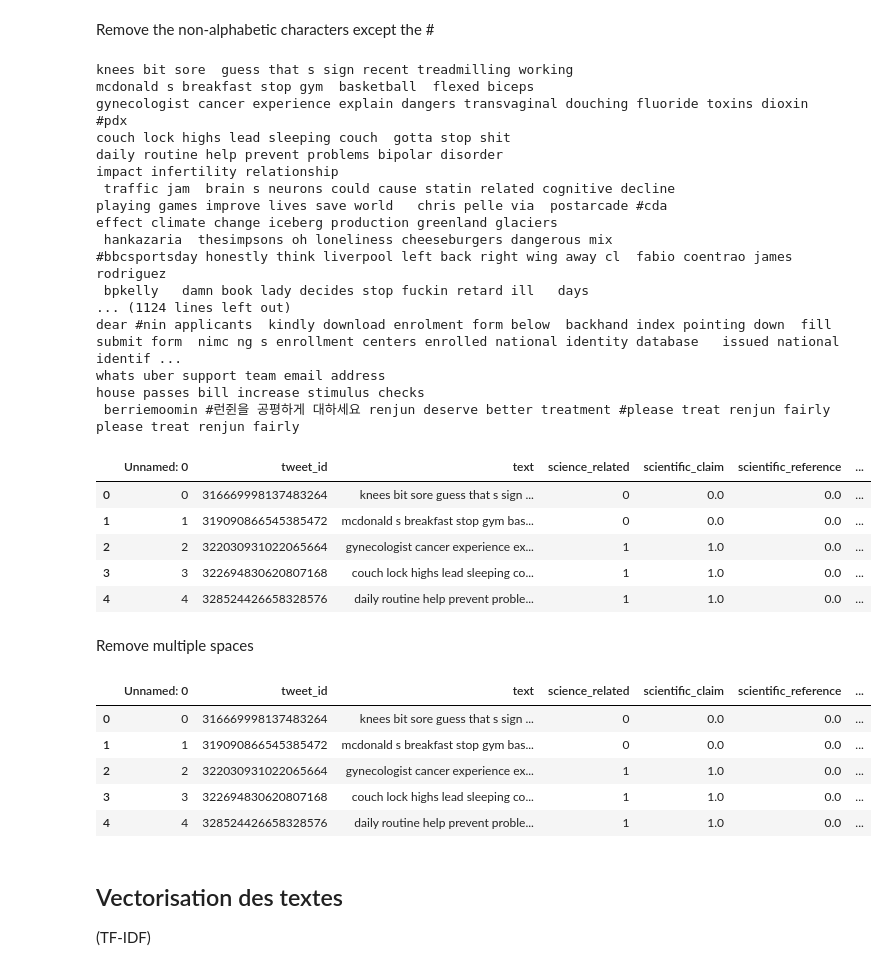
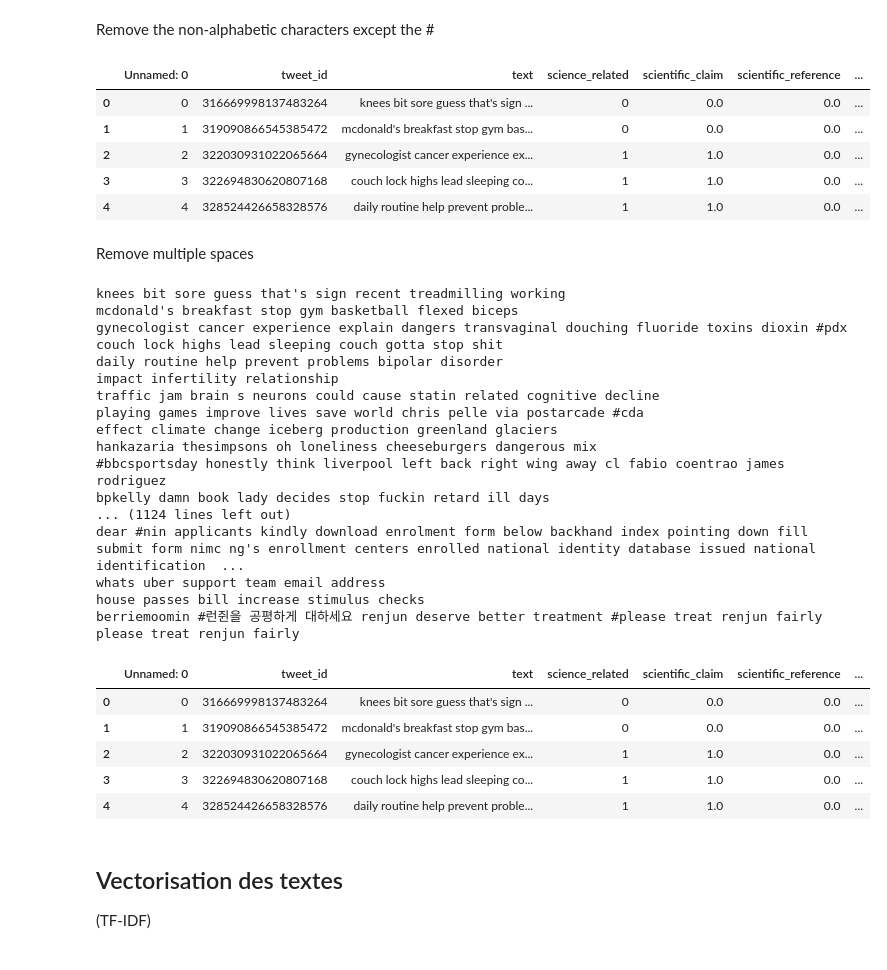
Before and after one commit to RaphaelRibes/machine-learning, a Jupyter notebook: notebook.ipynb, the cells around one changed output. Saved outputs shown, nothing was run; the diff lists cells and outputs as text; code cells hidden in the pictures.

```diff
--- a/notebook.ipynb
+++ b/notebook.ipynb
@@ -136,40 +136,22 @@ Remove the non-alphabetic characters except the #
 # %%
 for index, line in dataset.iterrows():
     splitted = line['text'].split(' ')
     new_text = []
     for word in splitted:
         new_word = ""
         for l in word:
-            if l.isalpha() or l == '#':
+            if l.isalpha() or l == '#' or l == "'":
                 new_word += l
             else:
                 new_word += ' '
         new_text.append(new_word)
-    print(' '.join(new_text))
     dataset.at[index, 'text'] = ' '.join(new_text)
 
 dataset.head()
 # %% [output]
-knees bit sore  guess that s sign recent treadmilling working
-mcdonald s breakfast stop gym  basketball  flexed biceps
-gynecologist cancer experience explain dangers transvaginal douching fluoride toxins dioxin  #pdx
-couch lock highs lead sleeping couch  gotta stop shit
-daily routine help prevent problems bipolar disorder
-impact infertility relationship
- traffic jam  brain s neurons could cause statin related cognitive decline
-playing games improve lives save world   chris pelle via  postarcade #cda
-effect climate change iceberg production greenland glaciers
- hankazaria  thesimpsons oh loneliness cheeseburgers dangerous mix
-#bbcsportsday honestly think liverpool left back right wing away cl  fabio coentrao james rodriguez
- bpkelly   damn book lady decides stop fuckin retard ill   days
-... (1124 lines left out)
-dear #nin applicants  kindly download enrolment form below  backhand index pointing down  fill   submit form  nimc ng s enrollment centers enrolled national identity database   issued national identif ...
-whats uber support team email address
-house passes bill increase stimulus checks
- berriemoomin #런쥔을 공평하게 대하세요 renjun deserve better treatment #please treat renjun fairly please treat renjun fairly
 |  | Unnamed: 0 | tweet_id | text | science_related | scientific_claim | scientific_reference | ... |
-| 0 | 0 | 316669998137483264 | knees bit sore guess that s sign ... | 0 | 0.0 | 0.0 | ... |
-| 1 | 1 | 319090866545385472 | mcdonald s breakfast stop gym bas... | 0 | 0.0 | 0.0 | ... |
+| 0 | 0 | 316669998137483264 | knees bit sore guess that's sign ... | 0 | 0.0 | 0.0 | ... |
+| 1 | 1 | 319090866545385472 | mcdonald's breakfast stop gym bas... | 0 | 0.0 | 0.0 | ... |
 | 2 | 2 | 322030931022065664 | gynecologist cancer experience ex... | 1 | 1.0 | 0.0 | ... |
 | 3 | 3 | 322694830620807168 | couch lock highs lead sleeping co... | 1 | 1.0 | 0.0 | ... |
 | 4 | 4 | 328524426658328576 | daily routine help prevent proble... | 1 | 1.0 | 0.0 | ... |
@@ -178,12 +160,30 @@ Remove multiple spaces
 # %%
 for index, line in dataset.iterrows():
     dataset.at[index, 'text'] = ' '.join(line['text'].split())
+    print(' '.join(line['text'].split()))
 
 dataset.head()
 # %% [output]
+knees bit sore guess that's sign recent treadmilling working
+mcdonald's breakfast stop gym basketball flexed biceps
+gynecologist cancer experience explain dangers transvaginal douching fluoride toxins dioxin #pdx
+couch lock highs lead sleeping couch gotta stop shit
+daily routine help prevent problems bipolar disorder
+impact infertility relationship
+traffic jam brain s neurons could cause statin related cognitive decline
+playing games improve lives save world chris pelle via postarcade #cda
+effect climate change iceberg production greenland glaciers
+hankazaria thesimpsons oh loneliness cheeseburgers dangerous mix
+#bbcsportsday honestly think liverpool left back right wing away cl fabio coentrao james rodriguez
+bpkelly damn book lady decides stop fuckin retard ill days
+... (1124 lines left out)
+dear #nin applicants kindly download enrolment form below backhand index pointing down fill submit form nimc ng's enrollment centers enrolled national identity database issued national identification  ...
+whats uber support team email address
+house passes bill increase stimulus checks
+berriemoomin #런쥔을 공평하게 대하세요 renjun deserve better treatment #please treat renjun fairly please treat renjun fairly
 |  | Unnamed: 0 | tweet_id | text | science_related | scientific_claim | scientific_reference | ... |
-| 0 | 0 | 316669998137483264 | knees bit sore guess that s sign ... | 0 | 0.0 | 0.0 | ... |
-| 1 | 1 | 319090866545385472 | mcdonald s breakfast stop gym bas... | 0 | 0.0 | 0.0 | ... |
+| 0 | 0 | 316669998137483264 | knees bit sore guess that's sign ... | 0 | 0.0 | 0.0 | ... |
+| 1 | 1 | 319090866545385472 | mcdonald's breakfast stop gym bas... | 0 | 0.0 | 0.0 | ... |
 | 2 | 2 | 322030931022065664 | gynecologist cancer experience ex... | 1 | 1.0 | 0.0 | ... |
 | 3 | 3 | 322694830620807168 | couch lock highs lead sleeping co... | 1 | 1.0 | 0.0 | ... |
 | 4 | 4 | 328524426658328576 | daily routine help prevent proble... | 1 | 1.0 | 0.0 | ... |
```
Also changed, not shown: parts of 1 cell of this notebook.
